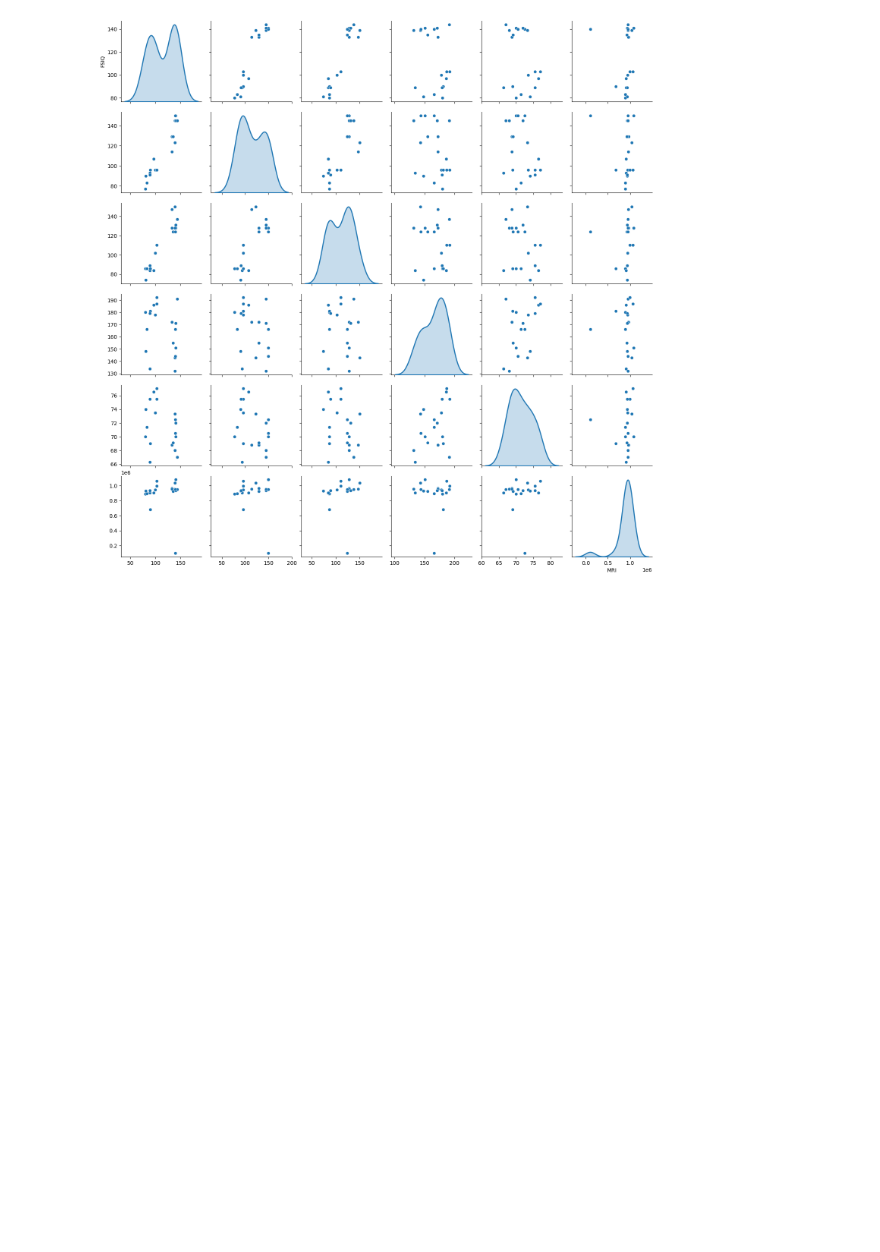
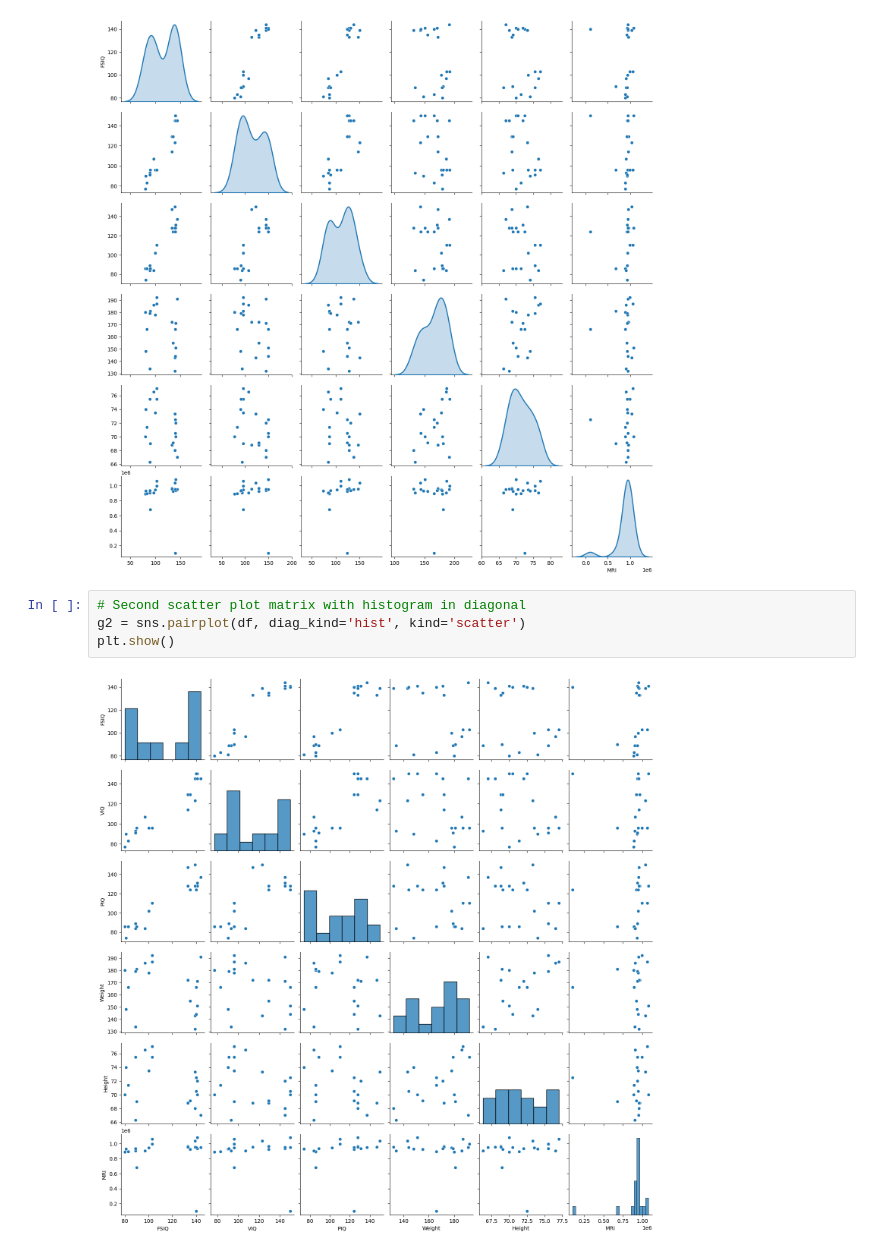
Before and after one commit to s0ul141/Multivariate_Data_Analysis, a Jupyter notebook: LAB_DA_1.ipynb, the cells around one changed output. Cells and saved outputs as stored; diff of their text form; blank space fills up the shorter version.

```diff
--- a/LAB_DA_1.ipynb
+++ b/LAB_DA_1.ipynb
@@ -190,3 +212,9 @@ for i, j in zip(*np.tril_indices_from(g.axes, -1)):
 plt.show()
 # %% [output]
 [figure]
+# %%
+# Second scatter plot matrix with histogram in diagonal
+g2 = sns.pairplot(df, diag_kind='hist', kind='scatter')
+plt.show()
+# %% [output]
+[figure, added]
```
Also changed, not shown: parts of 4 cells of this notebook.
